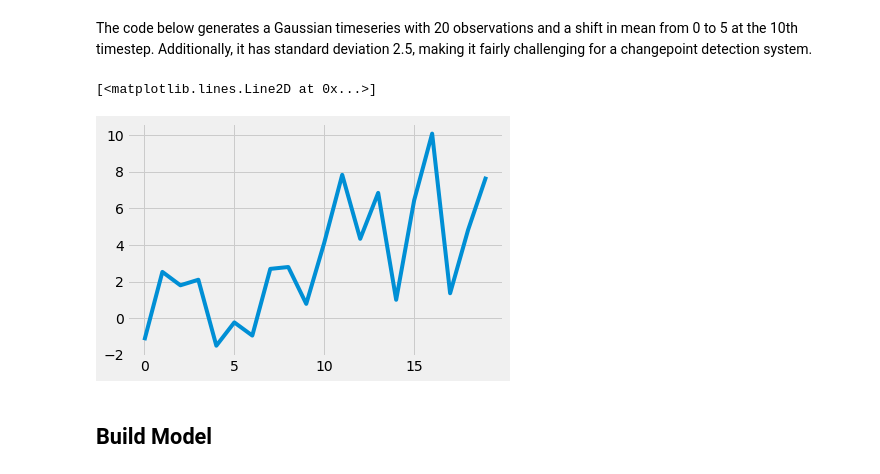
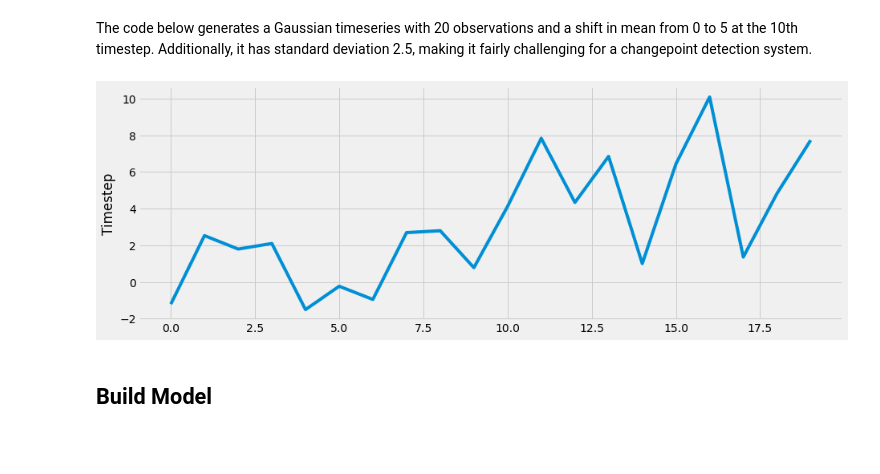
Before and after one commit to anthonymelson/portfolio, a Jupyter notebook: Simple_Bayesian_Change_Point_Detection_with_Pymc3.ipynb, the cells around one changed output. Saved outputs shown, nothing was run; the diff lists cells and outputs as text; code cells hidden in the pictures; blank space fills up the shorter version.

```diff
--- a/Simple_Bayesian_Change_Point_Detection_with_Pymc3.ipynb
+++ b/Simple_Bayesian_Change_Point_Detection_with_Pymc3.ipynb
@@ -22,11 +22,13 @@ The code below generates a Gaussian timeseries with 20 observations and a shift
 y1 = np.random.normal(0,2.5,10)
 y2 = np.random.normal(5,2.5,10)
 y = np.append(y1,y2)
-# %%
-plt.plot(y)
-# %% [output]
-[<matplotlib.lines.Line2D at 0x...>]
-[figure, removed]
+# %%
+plt.figure(figsize=(14,5))
+plt.plot(y)
+plt.ylabel('Timestep')
+plt.show()
+# %% [output]
+[figure, added]
 # %% [markdown]
 ## Build Model
 # %% [markdown]
```
Also changed, not shown: parts of 1 cell of this notebook.
